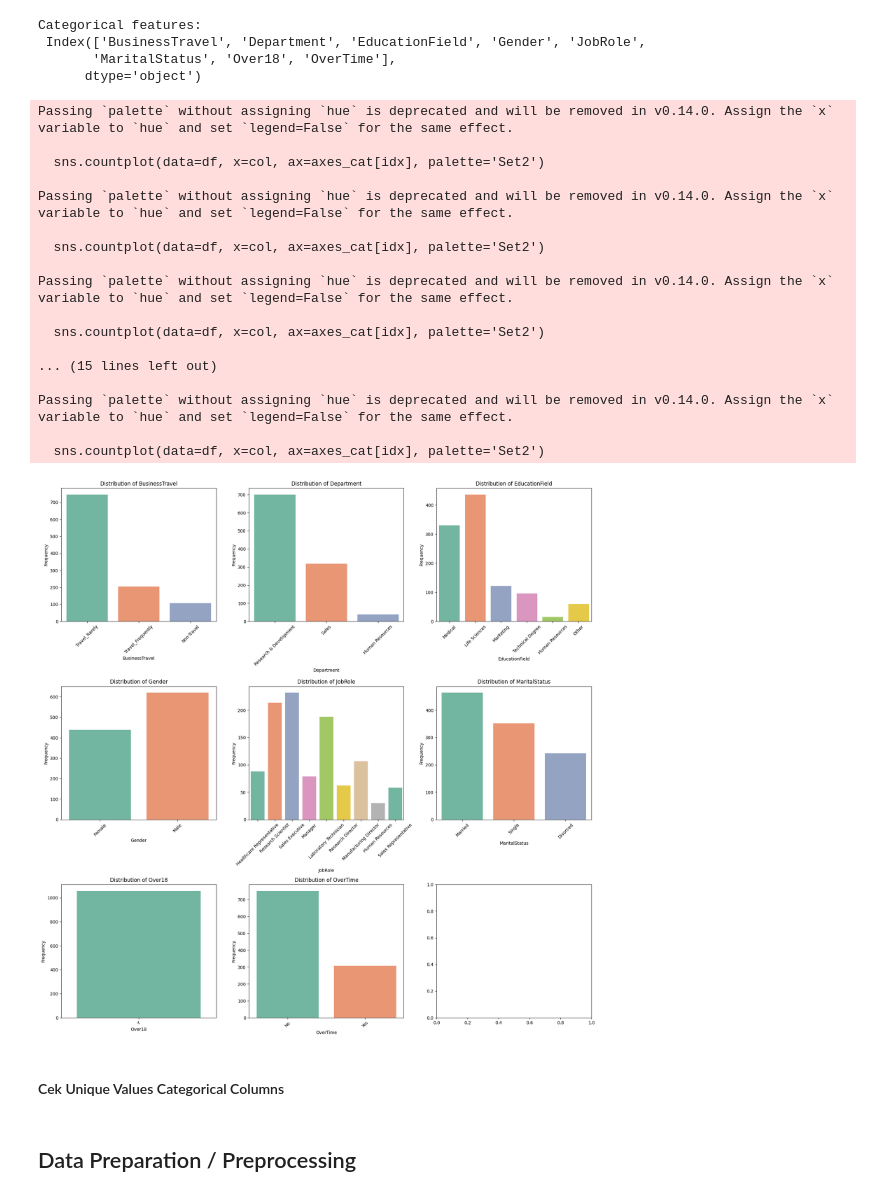
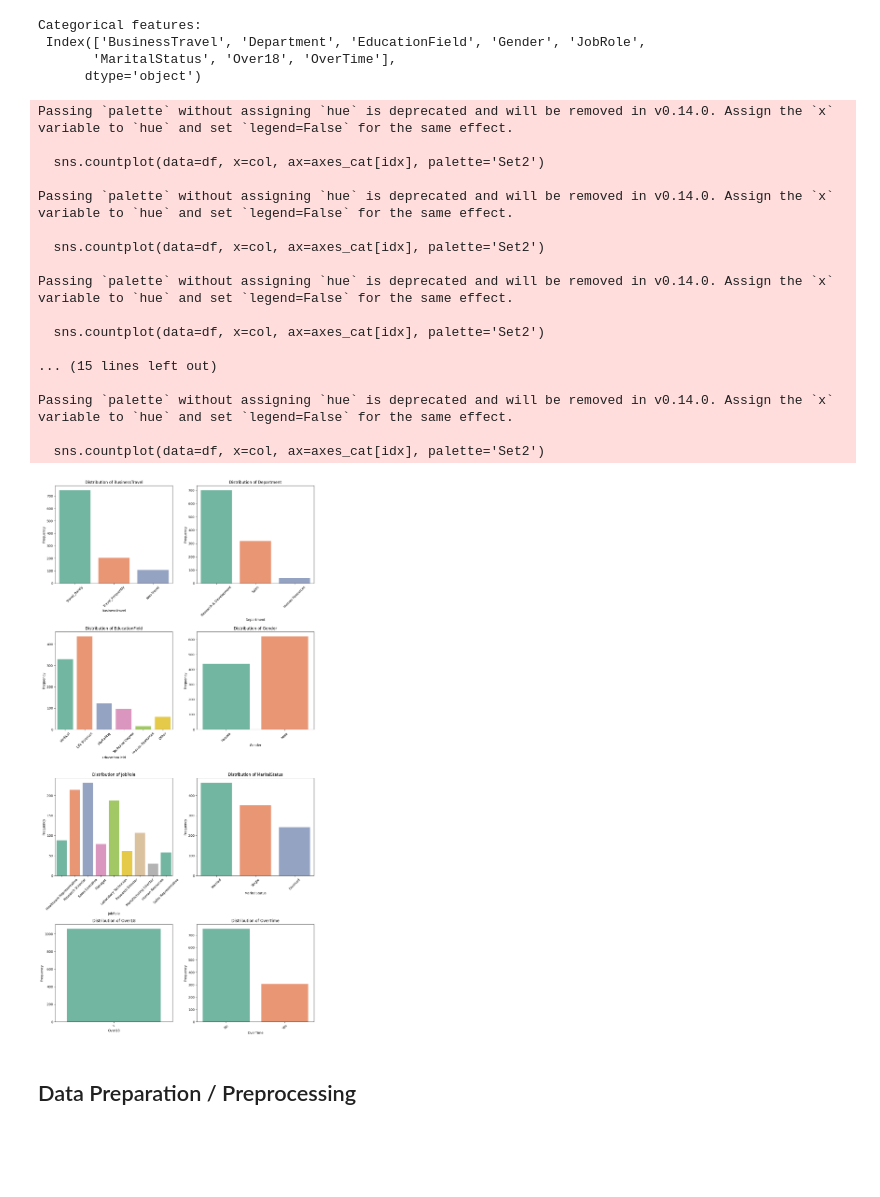
Before and after one commit to Sulbae/HR-Dashboard, a Jupyter notebook: notebook.ipynb, the cells around one changed output. Drawn from its saved outputs; the diff is of its cells as text; code cells hidden in the pictures; blank space fills up the shorter version.

```diff
--- a/notebook.ipynb
+++ b/notebook.ipynb
@@ -176,7 +176,7 @@ Numerical features:
 n_cols = len(numerical_features)
 n_rows = (n_cols + 2) // 3
 
-fig, axes = plt.subplots(n_rows, 3, figsize=(18, 6 * n_rows))
+fig, axes = plt.subplots(n_rows, 3, figsize=(15, 6 * n_rows))
 axes = axes.flatten()
 
 for idx, col in enumerate(numerical_features):
@@ -222,41 +222,39 @@ Categorical features:
 # %%
 # countplot
 cat_cols = len(categorical_features)
-cat_rows = (cat_cols + 2) // 3
+cat_rows = (cat_cols + 1) // 2
 
-fig_cat, axes_cat = plt.subplots(cat_rows, 3, figsize=(18, 6 * cat_rows))
+fig_cat, axes_cat = plt.subplots(cat_rows, 2, figsize=(12, 6 * cat_rows))
 axes_cat = axes_cat.flatten()
 
 for idx, col in enumerate(categorical_features):
     sns.countplot(data=df, x=col, ax=axes_cat[idx], palette='Set2')
     axes_cat[idx].set_title(f'Distribution of {col}')
     axes_cat[idx].set_xlabel(col)
     axes_cat[idx].set_ylabel('Frequency')
     axes_cat[idx].tick_params(axis='x', rotation=45)
 
 plt.tight_layout()
 plt.show()
 # %% [output]
 Passing `palette` without assigning `hue` is deprecated and will be removed in v0.14.0. Assign the `x` variable to `hue` and set `legend=False` for the same effect.
 
   sns.countplot(data=df, x=col, ax=axes_cat[idx], palette='Set2')
 
 Passing `palette` without assigning `hue` is deprecated and will be removed in v0.14.0. Assign the `x` variable to `hue` and set `legend=False` for the same effect.
 
   sns.countplot(data=df, x=col, ax=axes_cat[idx], palette='Set2')
 
 Passing `palette` without assigning `hue` is deprecated and will be removed in v0.14.0. Assign the `x` variable to `hue` and set `legend=False` for the same effect.
 
   sns.countplot(data=df, x=col, ax=axes_cat[idx], palette='Set2')
 
 ... (15 lines left out)
 
 Passing `palette` without assigning `hue` is deprecated and will be removed in v0.14.0. Assign the `x` variable to `hue` and set `legend=False` for the same effect.
 
   sns.countplot(data=df, x=col, ax=axes_cat[idx], palette='Set2')
-[figure, old version]
+[figure, new version]
-# %% [markdown]
-#### Cek Unique Values Categorical Columns
 # %% [markdown]
 ## Data Preparation / Preprocessing
 # %% [markdown]
```
Also changed, not shown: parts of 1 cell of this notebook.
